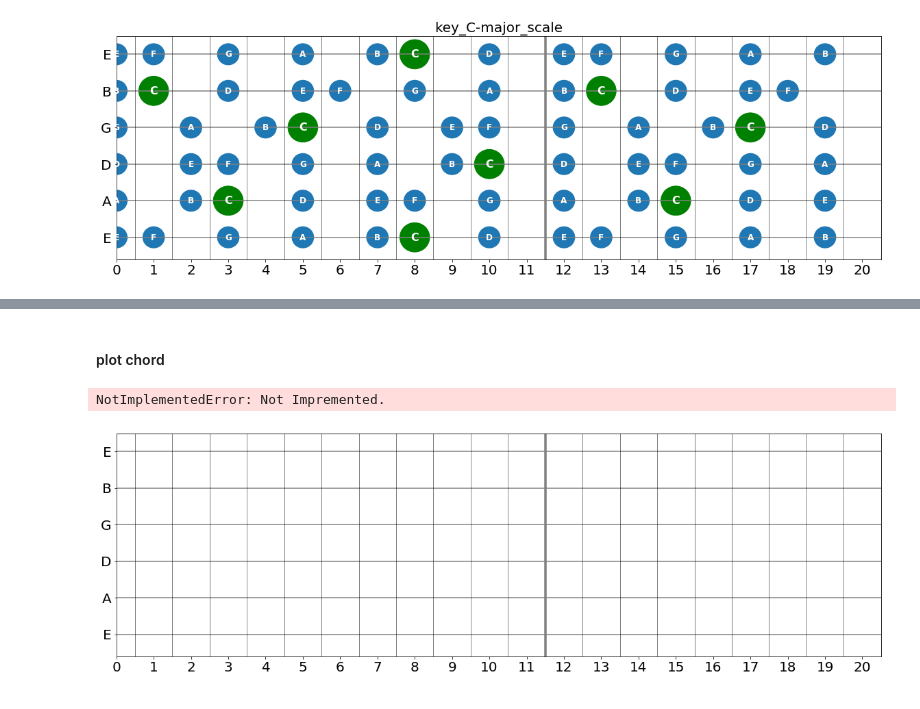
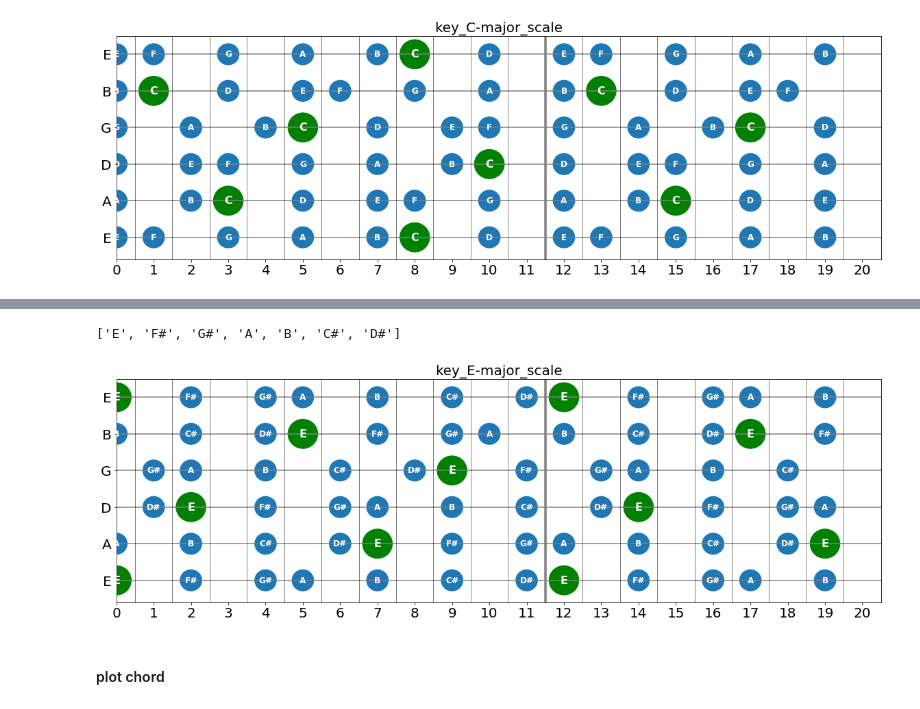
Before and after one commit to iwasakishuto/PyGuitar, a Jupyter notebook: examples.ipynb, the cells around one changed output, grey strips where cells are left out. Cells and saved outputs as stored; diff of their text form; code cells hidden in the pictures.

```diff
--- a/examples.ipynb
+++ b/examples.ipynb
@@ -17,7 +26,13 @@ guitar.plot_strings()
+# %%
+from guitar import Guitar
+guitar = Guitar(key="E", scale="major")
+# %%
+print(guitar.notes)
+# %% [output]
+['E', 'F#', 'G#', 'A', 'B', 'C#', 'D#']
+# %%
+guitar.plot_strings()
+# %% [output]
+[figure, added]
 # %% [markdown]
 #### plot chord
-# %%
-guitar.plot_chord(code="C7")
-# %% [output]
-NotImplementedError: Not Impremented.
-[figure, removed]
```
Also changed, not shown: parts of 12 cells of this notebook.
